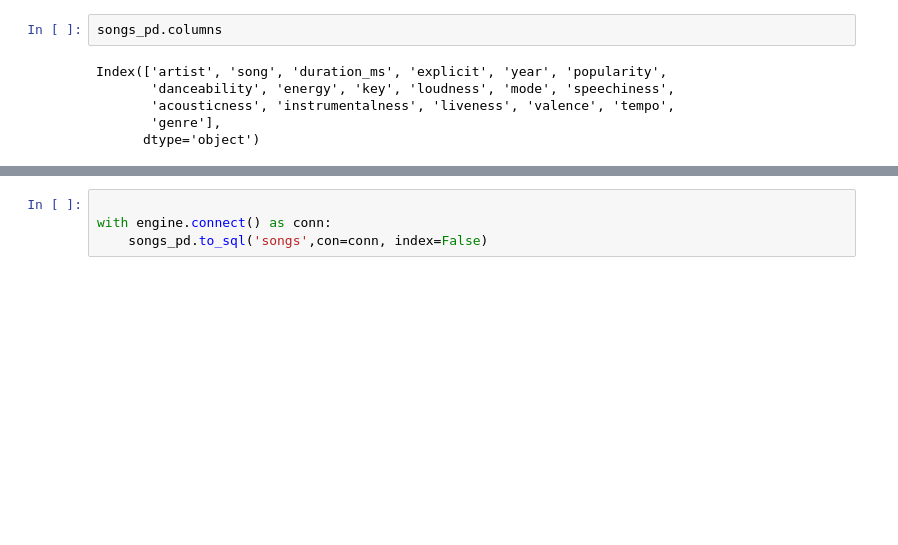
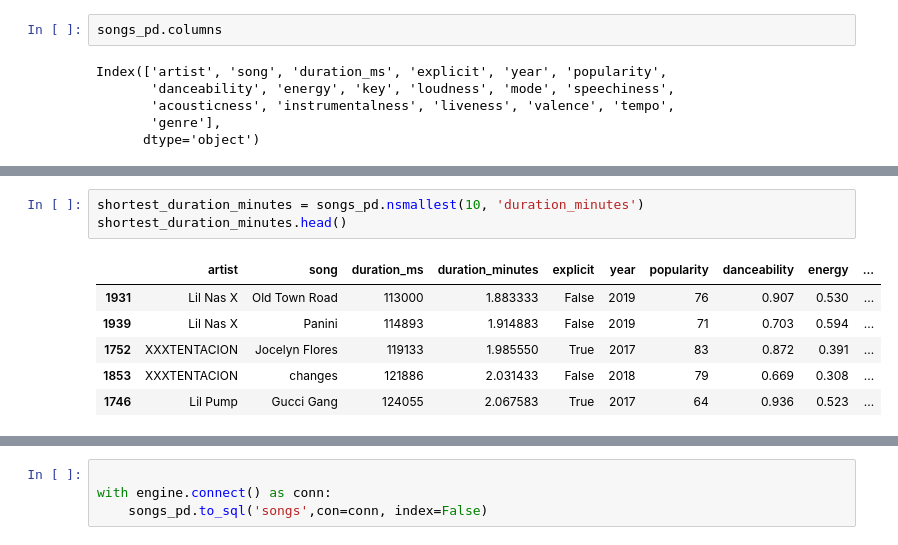
Before and after one commit to AngelesVillagrana/Project3, a Jupyter notebook: Spotify/ETL/ETL.ipynb, the cells around one changed output, grey strips where cells are left out. Drawn from its saved outputs; the diff is of its cells as text; blank space fills up the shorter version.

```diff
--- a/Spotify/ETL/ETL.ipynb
+++ b/Spotify/ETL/ETL.ipynb
@@ -48,0 +80,10 @@ songs_pd.head()
+# %%
+shortest_duration_minutes = songs_pd.nsmallest(10, 'duration_minutes')
+shortest_duration_minutes.head()
+# %% [output]
+|  | artist | song | duration_ms | duration_minutes | explicit | year | popularity | danceability | energy | ... |
+| 1931 | Lil Nas X | Old Town Road | 113000 | 1.883333 | False | 2019 | 76 | 0.907 | 0.530 | ... |
+| 1939 | Lil Nas X | Panini | 114893 | 1.914883 | False | 2019 | 71 | 0.703 | 0.594 | ... |
+| 1752 | XXXTENTACION | Jocelyn Flores | 119133 | 1.985550 | True | 2017 | 83 | 0.872 | 0.391 | ... |
+| 1853 | XXXTENTACION | changes | 121886 | 2.031433 | False | 2018 | 79 | 0.669 | 0.308 | ... |
+| 1746 | Lil Pump | Gucci Gang | 124055 | 2.067583 | True | 2017 | 64 | 0.936 | 0.523 | ... |
```
Also changed, not shown: parts of 7 cells of this notebook, 3 other files.
